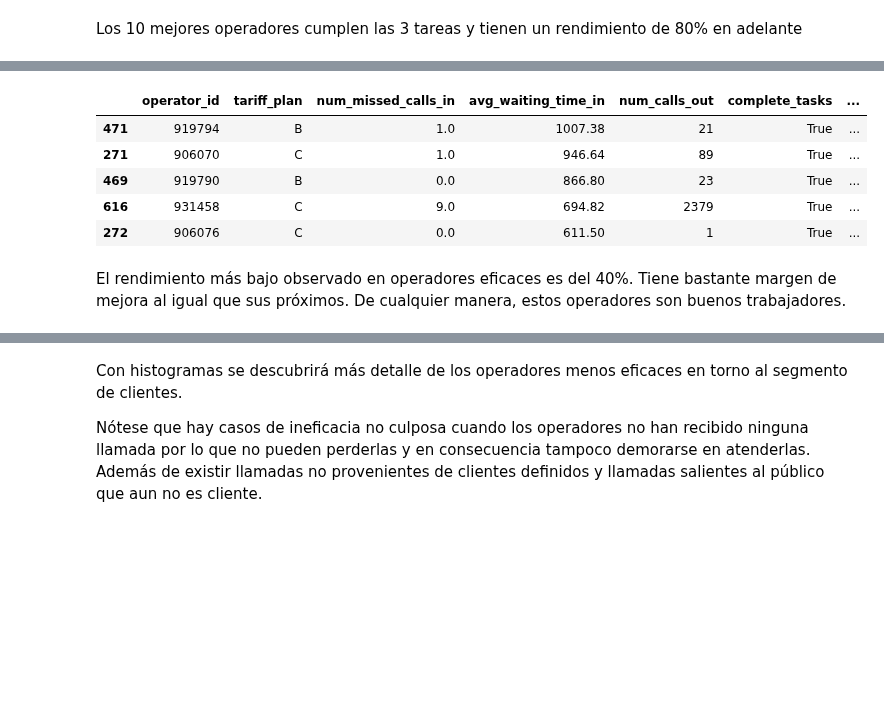
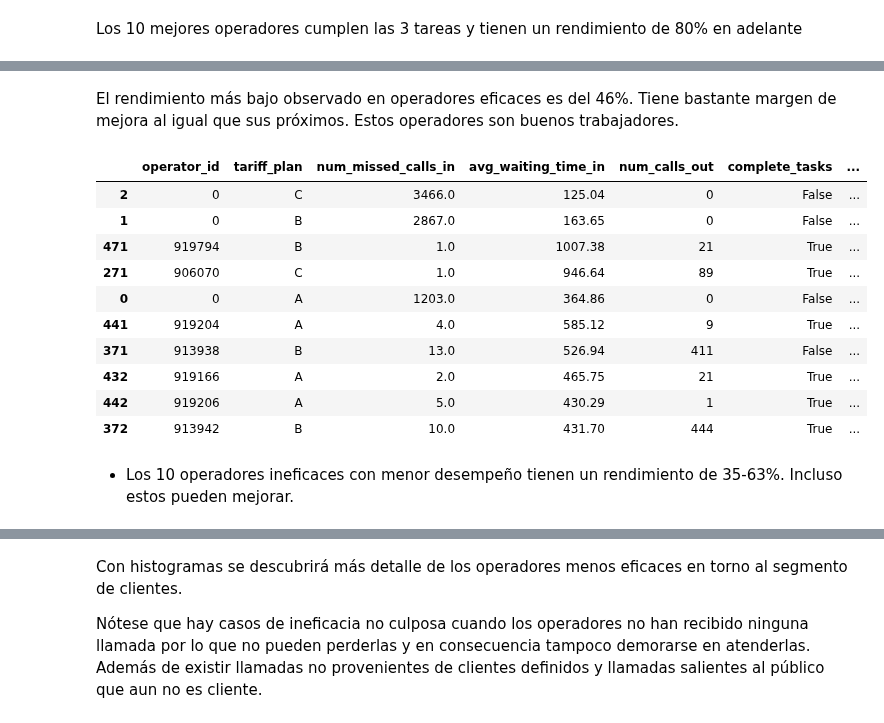
Before and after one commit to ScinDBad/DA_proyecto_final, a Jupyter notebook: proyecto_sp_14.ipynb, the cells around one changed output, grey strips where cells are left out. Drawn from its saved outputs; the diff is of its cells as text; code cells hidden in the pictures; blank space fills up the shorter version.

```diff
--- a/proyecto_sp_14.ipynb
+++ b/proyecto_sp_14.ipynb
@@ -979,9 +979,9 @@ print(med_a, med_b, med_c) # Mostrar valores medianos que representan umbrales d
 # Crear columna complete_tasks para definir el cumplimiento de tareas del operador
 # Aumentar el rigor de umbrales
 report['rigor_complete_tasks'] = (
-    (report['num_missed_calls_in'] < med_a) |
-    (report['avg_waiting_time_in'] < med_b) |
-    (report['num_calls_out'] > avg_c)
+    (report['num_missed_calls_in'] <= med_a) |
+    (report['avg_waiting_time_in'] <= med_b) |
+    (report['num_calls_out'] >= avg_c)
 )
 
 # ajustar tamaño de figura
@@ -1038,14 +1038,15 @@ def freq_table(data, bins):
     return filtered_table
 # %%
 plt.figure(figsize=(4,3)) # tamaño de figura
-sns.histplot(data=report, x='performance', hue='complete_tasks', palette='Set1', bins=25) # trazar hist
-plt.yscale('log') # escala logarítmica en eje y para mostrar frecuencias mínimas
+sns.histplot(data=report, x='performance', hue='rigor_complete_tasks', palette='Set1', bins=15) # trazar hist
+#plt.yscale('log') # escala logarítmica en eje y para mostrar frecuencias mínimas
 plt.title('Distribución de Rendimiento por eficacia')
 plt.ylabel('No. de Operadores')
+plt.yscale('log')
 plt.show() # mostrar plot
 
-mask = (report['complete_tasks']==False) # mascara booleana de ineficacia
+mask = (report['rigor_complete_tasks']==False) # mascara booleana de ineficacia
 
 print('Operadores ineficaces\n')
-print(freq_table(data=report[mask]['performance'], bins=25)) # mostrar tabla de freq
+print(freq_table(data=report[mask]['performance'], bins=15)) # mostrar tabla de freq
 # %% [output]
@@ -1085,12 +1108,20 @@ Los 10 mejores operadores cumplen las 3 tareas y tienen un rendimiento de 80% en
+# %% [markdown]
+El rendimiento más bajo observado en operadores eficaces es del 46%. Tiene bastante margen de mejora al igual que sus próximos. Estos operadores son buenos trabajadores.
 # %%
-report[report['complete_tasks']==True].sort_values('performance', ascending=True).head()
+report[mask].sort_values(['performance'], ascending=True).head(10)
 # %% [output]
 |  | operator_id | tariff_plan | num_missed_calls_in | avg_waiting_time_in | num_calls_out | complete_tasks | ... |
+| 2 | 0 | C | 3466.0 | 125.04 | 0 | False | ... |
+| 1 | 0 | B | 2867.0 | 163.65 | 0 | False | ... |
 | 471 | 919794 | B | 1.0 | 1007.38 | 21 | True | ... |
 | 271 | 906070 | C | 1.0 | 946.64 | 89 | True | ... |
-| 469 | 919790 | B | 0.0 | 866.80 | 23 | True | ... |
-| 616 | 931458 | C | 9.0 | 694.82 | 2379 | True | ... |
-| 272 | 906076 | C | 0.0 | 611.50 | 1 | True | ... |
+| 0 | 0 | A | 1203.0 | 364.86 | 0 | False | ... |
+| 441 | 919204 | A | 4.0 | 585.12 | 9 | True | ... |
+| 371 | 913938 | B | 13.0 | 526.94 | 411 | False | ... |
+| 432 | 919166 | A | 2.0 | 465.75 | 21 | True | ... |
+| 442 | 919206 | A | 5.0 | 430.29 | 1 | True | ... |
+| 372 | 913942 | B | 10.0 | 431.70 | 444 | True | ... |
-# %% [markdown]
-El rendimiento más bajo observado en operadores eficaces es del 40%. Tiene bastante margen de mejora al igual que sus próximos. De cualquier manera, estos operadores son buenos trabajadores.
+# %% [markdown]
+
+- Los 10 operadores ineficaces con menor desempeño tienen un rendimiento de 35-63%. Incluso estos pueden mejorar.
 # %%
```
Also changed, not shown: parts of 29 cells of this notebook.
